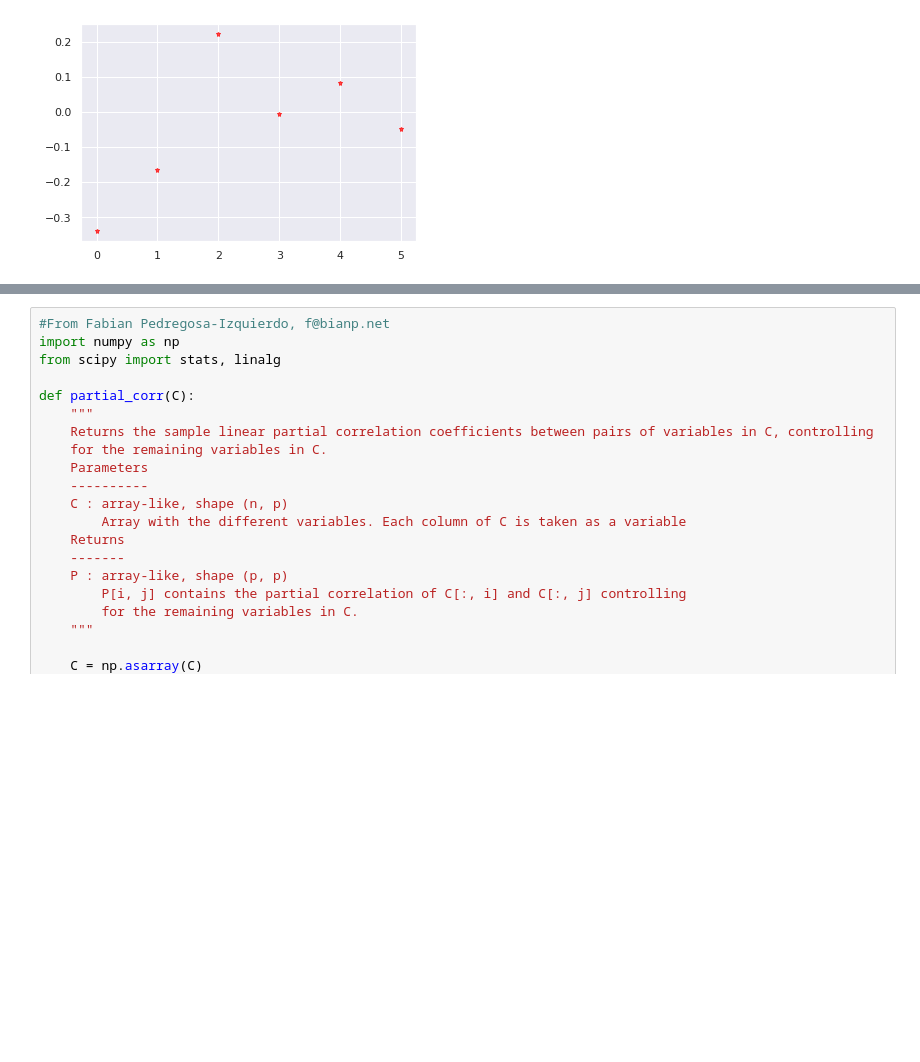
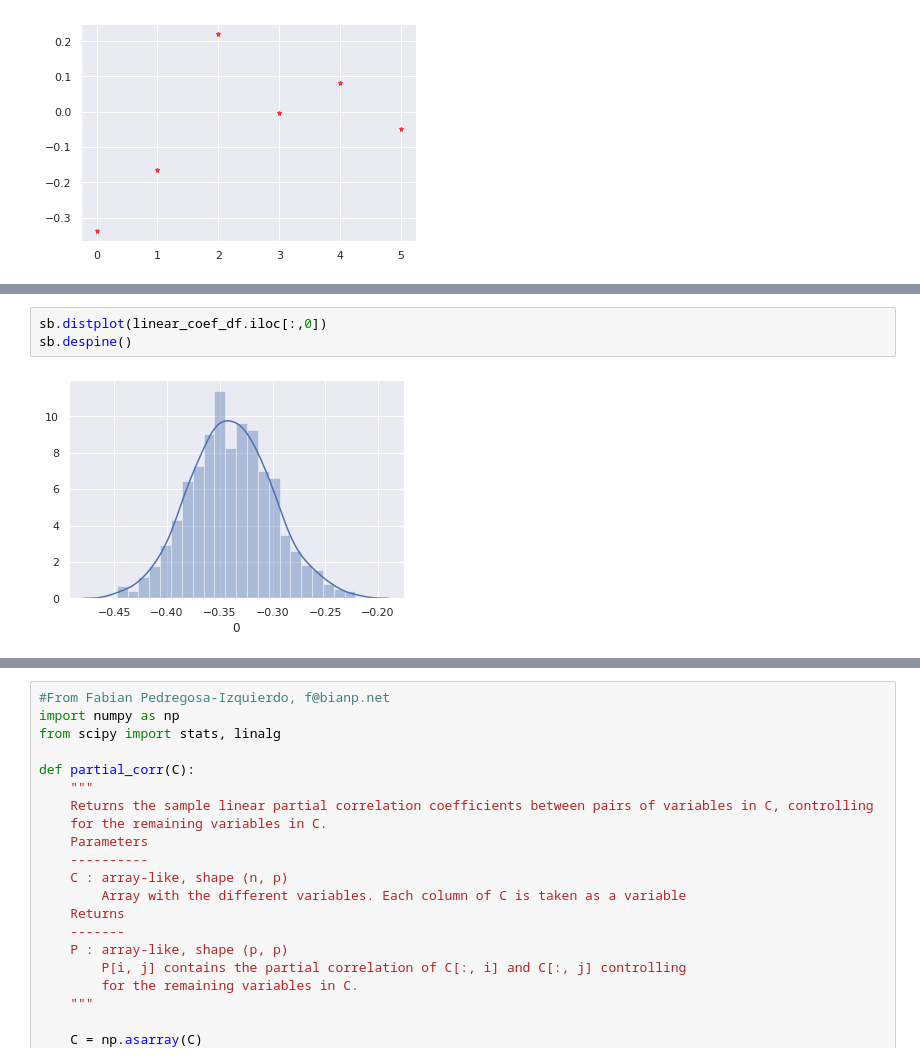
Before and after one commit to MamiyaA/FeatureFinder, a Jupyter notebook: LassoRegression_plus_LinearRegressionWithInteractions.ipynb, the cells around one changed output, grey strips where cells are left out. Drawn from its saved outputs; the diff is of its cells as text; blank space fills up the shorter version.

```diff
--- a/LassoRegression_plus_LinearRegressionWithInteractions.ipynb
+++ b/LassoRegression_plus_LinearRegressionWithInteractions.ipynb
@@ -234,0 +236,5 @@ plt.plot(mean_linear_coef,alpha=0.7,linestyle='none',marker='*',markersize=5,col
+# %%
+sb.distplot(linear_coef_df.iloc[:,0])
+sb.despine()
+# %% [output]
+[figure, added]
```
Also changed, not shown: parts of 17 cells of this notebook, 3 other files.
